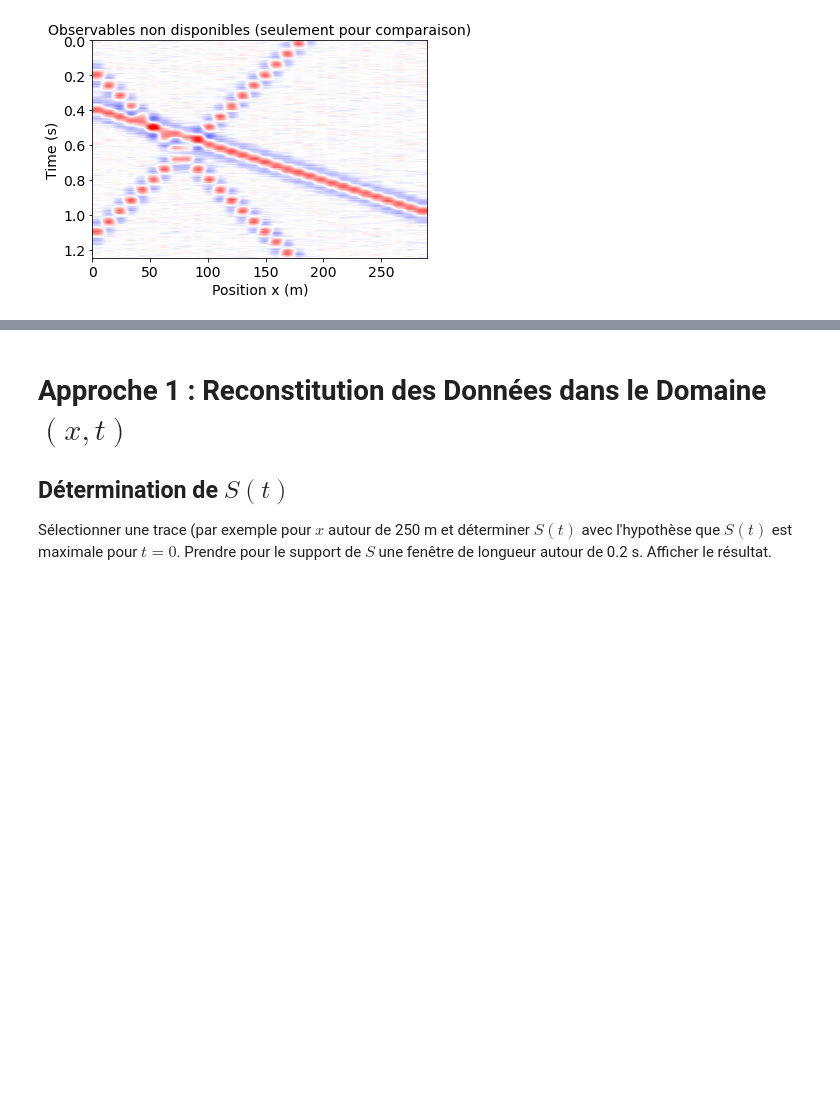
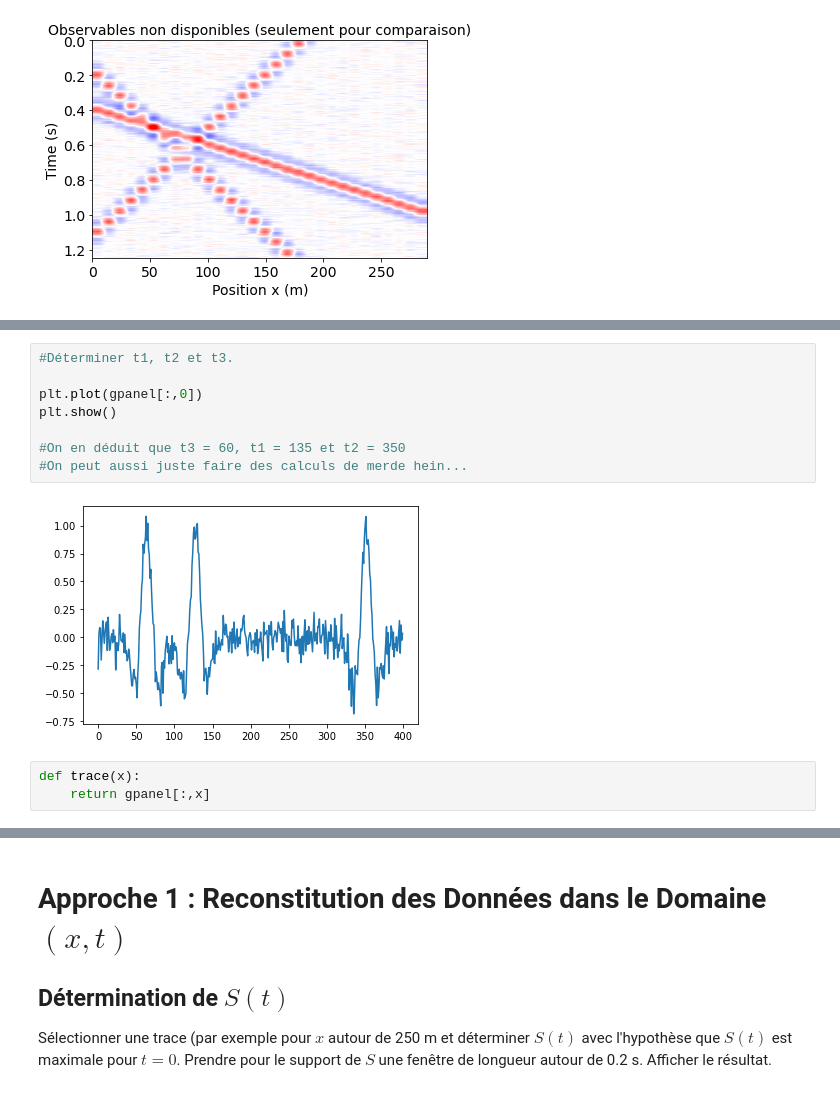
Before and after one commit to 21pili/tds, a Jupyter notebook: mini_projet_groupe1.ipynb, the cells around one changed output, grey strips where cells are left out. Saved outputs shown, nothing was run; the diff lists cells and outputs as text; blank space fills up the shorter version.

```diff
--- a/mini_projet_groupe1.ipynb
+++ b/mini_projet_groupe1.ipynb
@@ -102,3 +104,16 @@ Sur l'image suivante, des événements sont visibles à gauche, avec une pente b
 Construisez des données comme suit, avec les mêmes échantillonages temporel et spatial que sur l'exemple avec les données manquantes :
 $$d(t,x) = \sin(2 \pi f_c (t - p\cdot x))$$
 $f_c$ est la fréquence caractéristique du signal (pour l'obtenir, calculer les spectres de plusieurs traces et déterminer $f_c$ comme valeur pour laquelle le spectre est en moyenne le plus grand). Tracer $d(t,x)$ pour différentes valeurs de $p$, en commençant par $p=0$. La pente visible dans les données augmente avec $p$, jusqu'à un certain moment : c'est l'effet d'aliasing spatial. Est-il possible de retrouver le cas $p=0$ pour un $p$ non nul? A partir des observations, proposer un critère à respecter pour éviter l'aliasing spatial. Ce critère est une relation entre $p$, $f_c$ et la distance $dx$ (ici 10 m) entre 2 traces consécutives. Vérifier si les pentes $p_i$ conduisent ou pas à de l'aliasing spatial.
+# %%
+#Déterminer t1, t2 et t3.
+
+plt.plot(gpanel[:,0])
+plt.show()
+
+#On en déduit que t3 = 60, t1 = 135 et t2 = 350
+#On peut aussi juste faire des calculs de merde hein...
+# %% [output]
+[figure, added]
+# %%
+def trace(x):
+    return gpanel[:,x]
```
Also changed, not shown: parts of 8 cells of this notebook.
